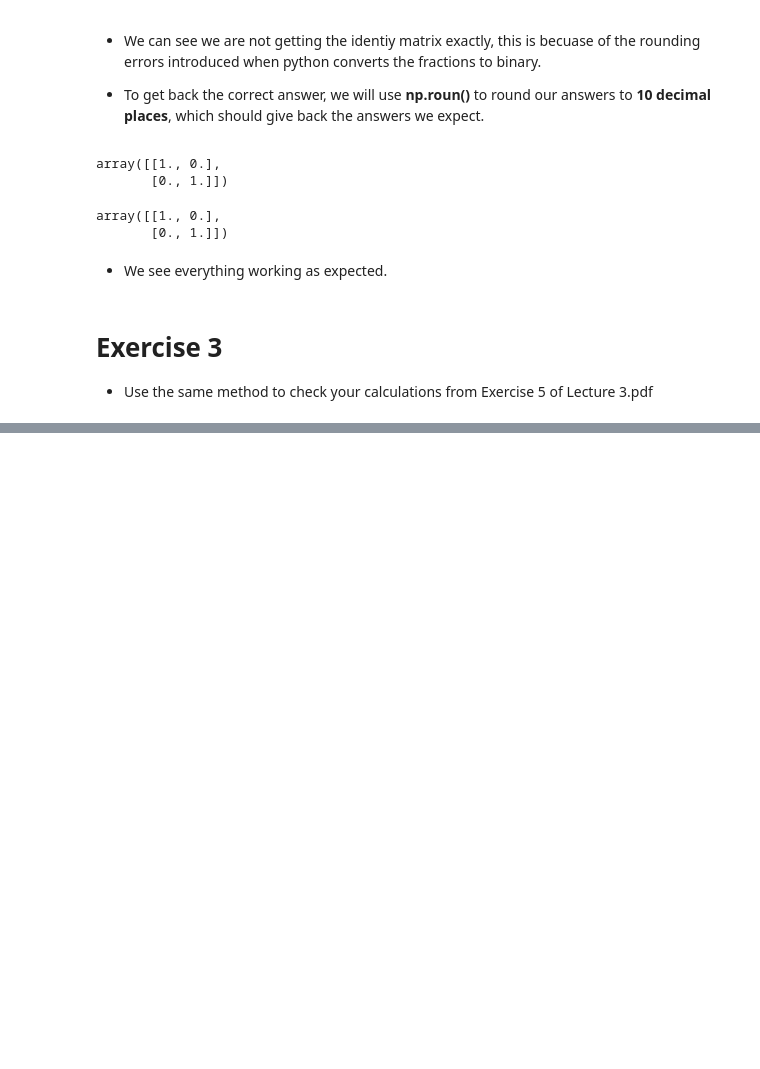
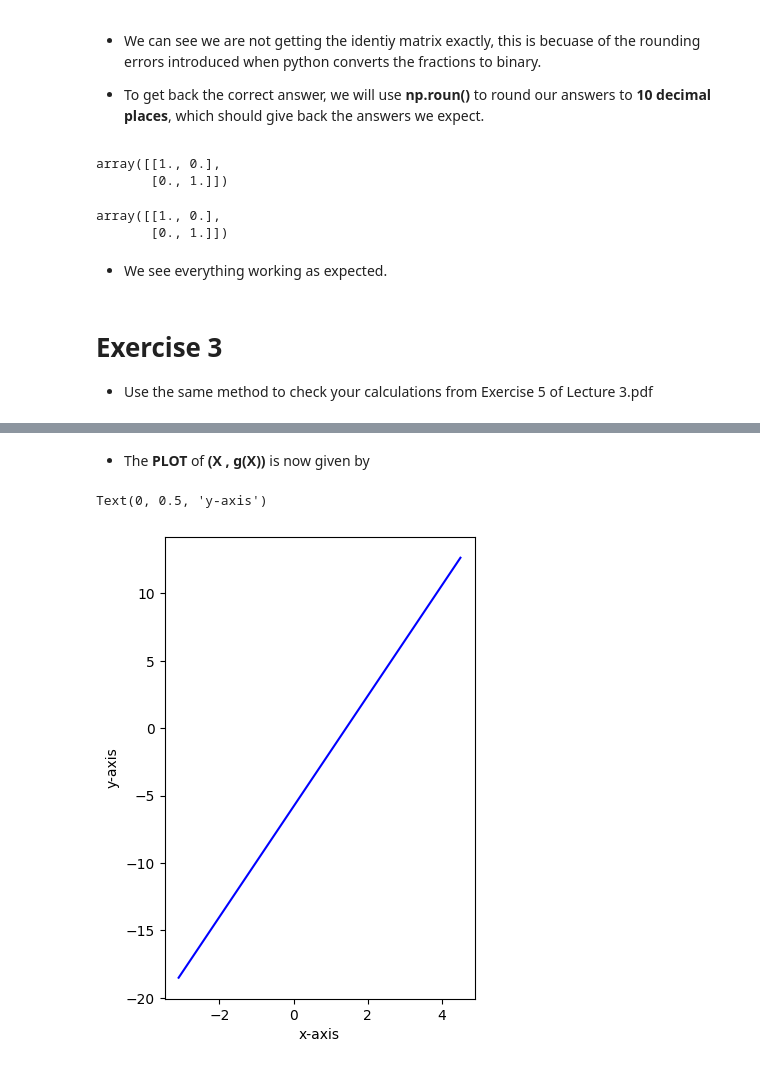
Before and after one commit to tlyonsSETU/Mathematical-Fundamentals, a Jupyter notebook: Mathematics Fundamentals - Workbook 3.ipynb, the cells around one changed output, grey strips where cells are left out. Cells and saved outputs as stored; diff of their text form; code cells hidden in the pictures; blank space fills up the shorter version.

```diff
--- a/Mathematics Fundamentals - Workbook 3.ipynb
+++ b/Mathematics Fundamentals - Workbook 3.ipynb
@@ -342,0 +494,6 @@ array([[1., 0.],
+# %%
+def g(x):
+  return 4.1*x - 5.8
+# %%
+X=np.linspace(-3.1 , 4.5 , 250)
+X
@@ -342,0 +540,12 @@ array([[1., 0.],
+# %% [markdown]
+* The __PLOT__ of __(X , g(X))__ is now given by
+# %%
+plt.figure(figsize=(4,6))
+
+plt.plot(X, g(X), color='blue')
+
+plt.xlabel('x-axis')
+plt.ylabel('y-axis')
+# %% [output]
+Text(0, 0.5, 'y-axis')
+[figure, added]
```
Also changed, not shown: parts of 25 cells of this notebook.
